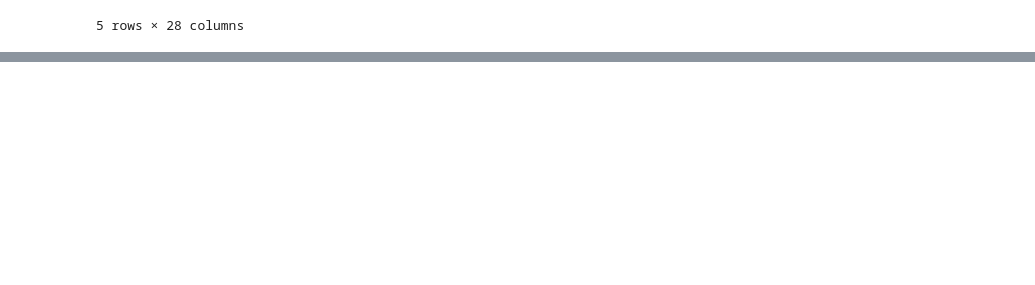
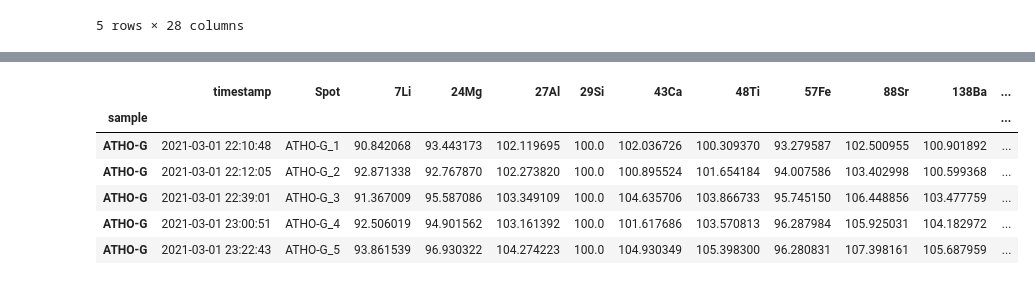
Before and after one commit to jlubbersgeo/lasertram, a Jupyter notebook: lasertram_tutorial.ipynb, the cells around one changed output, grey strips where cells are left out. Saved outputs shown, nothing was run; the diff lists cells and outputs as text; code cells hidden in the pictures; blank space fills up the shorter version.

```diff
--- a/lasertram_tutorial.ipynb
+++ b/lasertram_tutorial.ipynb
@@ -339,0 +345,11 @@ concentrations.SRM_concentrations.head()
+# %%
+concentrations.get_secondary_standard_accuracies()
+concentrations.SRM_accuracies.head()
+# %% [output]
+|  | timestamp | Spot | 7Li | 24Mg | 27Al | 29Si | 43Ca | 48Ti | 57Fe | 88Sr | 138Ba | ... |
+| sample |  |  |  |  |  |  |  |  |  |  |  | ... |
+| ATHO-G | 2021-03-01 22:10:48 | ATHO-G_1 | 90.842068 | 93.443173 | 102.119695 | 100.0 | 102.036726 | 100.309370 | 93.279587 | 102.500955 | 100.901892 | ... |
+| ATHO-G | 2021-03-01 22:12:05 | ATHO-G_2 | 92.871338 | 92.767870 | 102.273820 | 100.0 | 100.895524 | 101.654184 | 94.007586 | 103.402998 | 100.599368 | ... |
+| ATHO-G | 2021-03-01 22:39:01 | ATHO-G_3 | 91.367009 | 95.587086 | 103.349109 | 100.0 | 104.635706 | 103.866733 | 95.745150 | 106.448856 | 103.477759 | ... |
+| ATHO-G | 2021-03-01 23:00:51 | ATHO-G_4 | 92.506019 | 94.901562 | 103.161392 | 100.0 | 101.617686 | 103.570813 | 96.287984 | 105.925031 | 104.182972 | ... |
+| ATHO-G | 2021-03-01 23:22:43 | ATHO-G_5 | 93.861539 | 96.930322 | 104.274223 | 100.0 | 104.930349 | 105.398300 | 96.280831 | 107.398161 | 105.687959 | ... |
```
Also changed, not shown: parts of 7 cells of this notebook, 1 other file.
